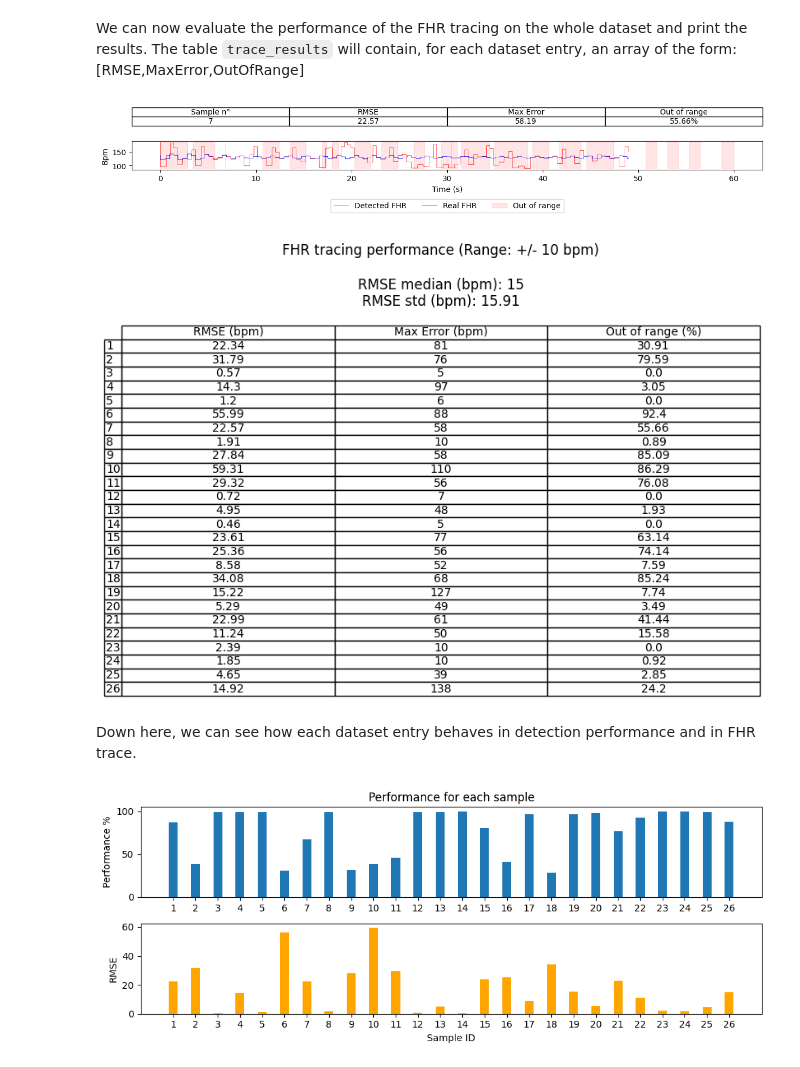
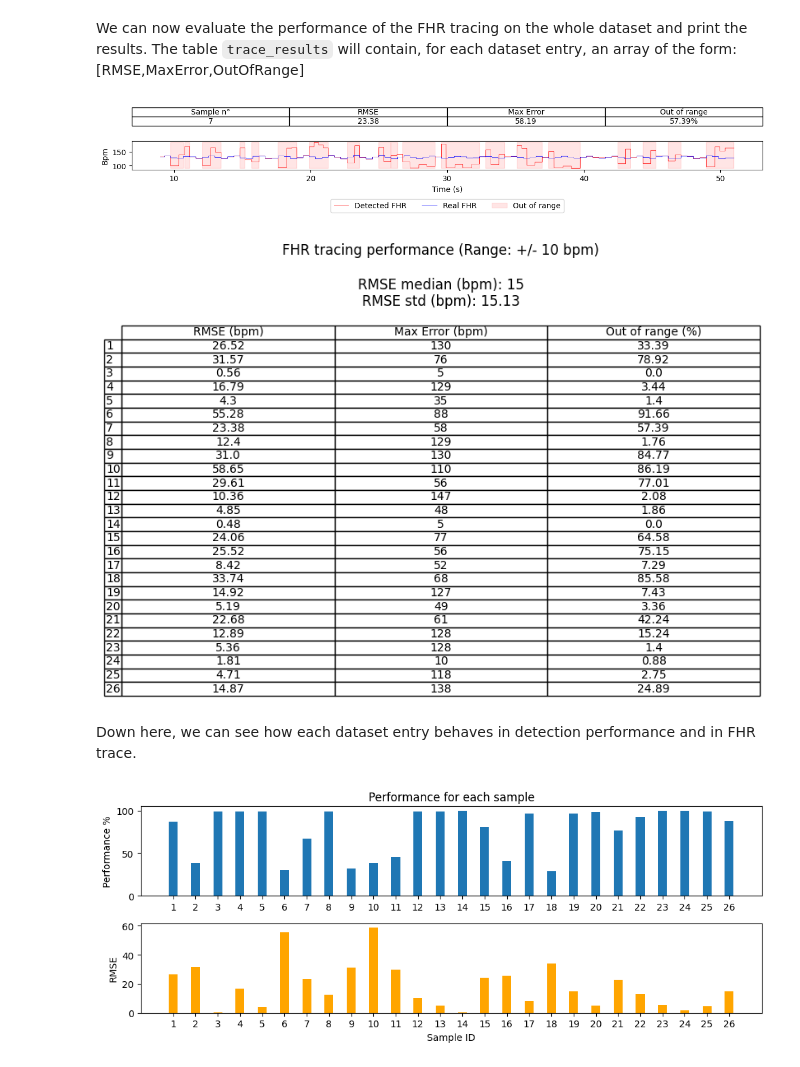
Before and after one commit to carlo-monti/Fetal_ECG_2024, a Jupyter notebook: BSP_project.ipynb, the cells around one changed output. Cells and saved outputs as stored; diff of their text form; code cells hidden in the pictures.

```diff
--- a/BSP_project.ipynb
+++ b/BSP_project.ipynb
@@ -637,0 +640,16 @@ for index in requested_win_sizes_indexes:
+# %%
+performance_median = []
+for i in range(0,len(sample_ids)):
+    # calculate median of performance
+    perf = []
+    for j in range(0,len(window_sizes_ms)):
+        perf.append(detection_evaluation_data[j][i][4])
+    performance_median.append(np.median(perf))
+
+plt.rcParams['figure.figsize'] = [PLOT_WIDTH, 4]
+X_axis = np.arange(len(sample_ids))
+plt.bar(sample_ids, performance_median, 0.4)
+plt.xticks(sample_ids)
+plt.ylabel("Performance %")
+plt.title("Performance for each sample")
+plt.show()
@@ -683,42 +703,44 @@ for i,ar in enumerate(algorithm_results):
     # Generate FHR trace and evaluate it
     fhr_trace = get_fhr_trace(ar[0],len(ecgs[0]),UP_Fs)
     fhr_trace_real = get_fhr_trace(ar[1],len(ecgs[0]),UP_Fs)
-    # Remove the first and the last tracings
-    fhr_trace = fhr_trace[20000:-2000]
-    fhr_trace_real = fhr_trace_real[20000:-2000]
+    # Trim out the first and the last tracings
+    TRIM_START = round(9*UP_Fs) # 9 sec
+    TRIM_END = round(0.01*UP_Fs) # 10ms
+    fhr_trace = fhr_trace[TRIM_START:-TRIM_END]
+    fhr_trace_real = fhr_trace_real[TRIM_START:-TRIM_END]
     fhr_rmse, fhr_max_er, fhr_oor_perc, fhr_trace_err_length = evaluate_fhr_trace(fhr_trace,fhr_trace_real,BPM_MAX_RANGE)
     trace_results.append([fhr_rmse, fhr_max_er, fhr_oor_perc])
     if i+1 in trace_to_print:
-        plot_fhr_trace(fhr_trace,fhr_trace_real,fhr_trace_err_length,UP_Fs,[EXAMPLE_N,fhr_rmse,fhr_max_er,fhr_oor_perc])
+        plot_fhr_trace(fhr_trace,fhr_trace_real,fhr_trace_err_length,UP_Fs,[EXAMPLE_N,fhr_rmse,fhr_max_er,fhr_oor_perc],offset=[TRIM_START,TRIM_END])
 
 # print all the stats
 result_to_print = []
 for i in range(0,len(trace_results)):
     result_to_print.append([round(trace_results[i][0],2),round(trace_results[i][1]),round(trace_results[i][2],2)])
 
 # calculate global stats
 fhr_tracing_rmse_median = round(np.median(np.array(trace_results)[:,0]))
 fhr_tracing_max_err = round(np.max(np.array(trace_results)[:,1]),2)
 fhr_tracing_std = round(np.std(np.array(trace_results)[:,0]),2)
 
 plt.rcParams['figure.figsize'] = [PLOT_WIDTH, 0.2]
 
 fig, ax = plt.subplots()
 ax.axis('off')
 ax.axis('tight')
 title = "FHR tracing performance (Range: +/- " + str(BPM_MAX_RANGE) + " bpm)\n"
 title = title + "\nRMSE median (bpm): " + str(fhr_tracing_rmse_median)
 title += "\nRMSE std (bpm): " + str(fhr_tracing_std)
 
 ax.set_title(title)
 ax.table(cellText=result_to_print,
                 rowLabels=range(1,len(result_to_print)+1),
                 colLabels=['RMSE (bpm)','Max Error (bpm)', 'Out of range (%)'],
                 cellLoc='center')
 plt.show()
 # %% [output]
-[figure, old version]
+[figure, new version]
-[figure, old version]
+[figure, new version]
 # %% [markdown]
 Down here, we can see how each dataset entry behaves in detection performance and in FHR trace.
 # %%
@@ -748,4 +770,4 @@ plt.ylabel("RMSE")
 plt.tight_layout()
 plt.show()
 # %% [output]
-[figure, old version]
+[figure, new version]
```
Also changed, not shown: parts of 2 cells of this notebook, 1 other file.
